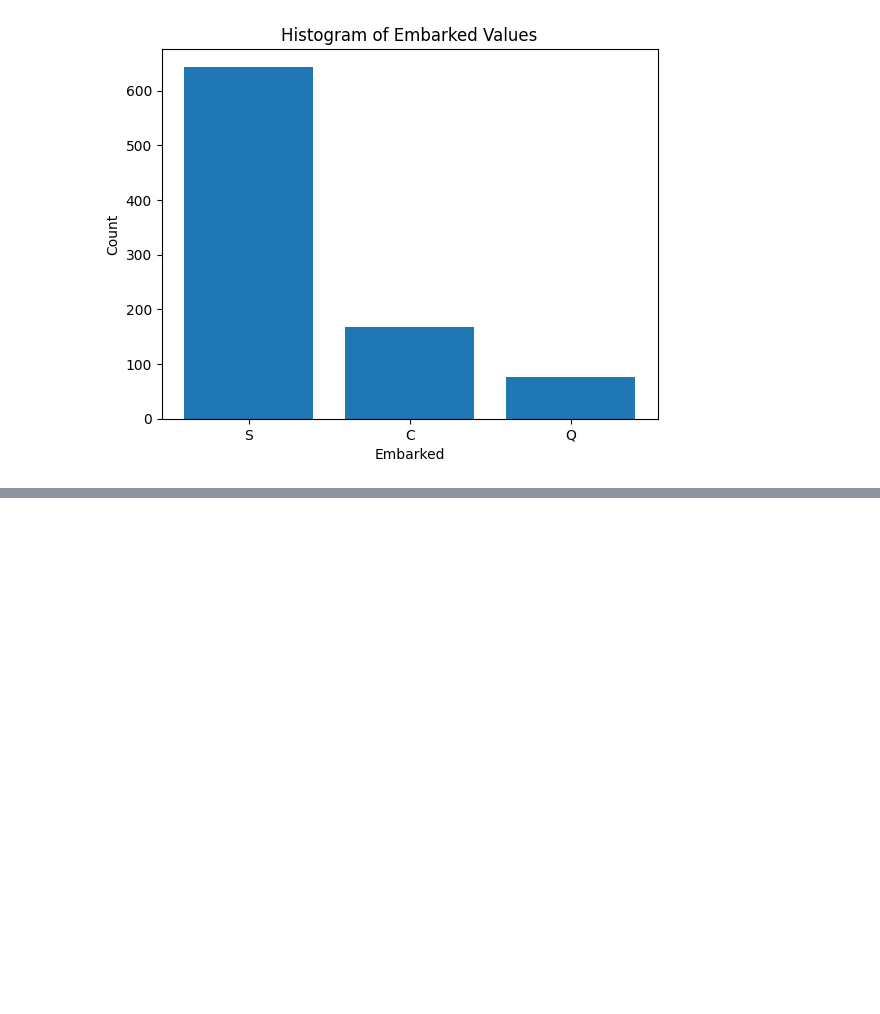
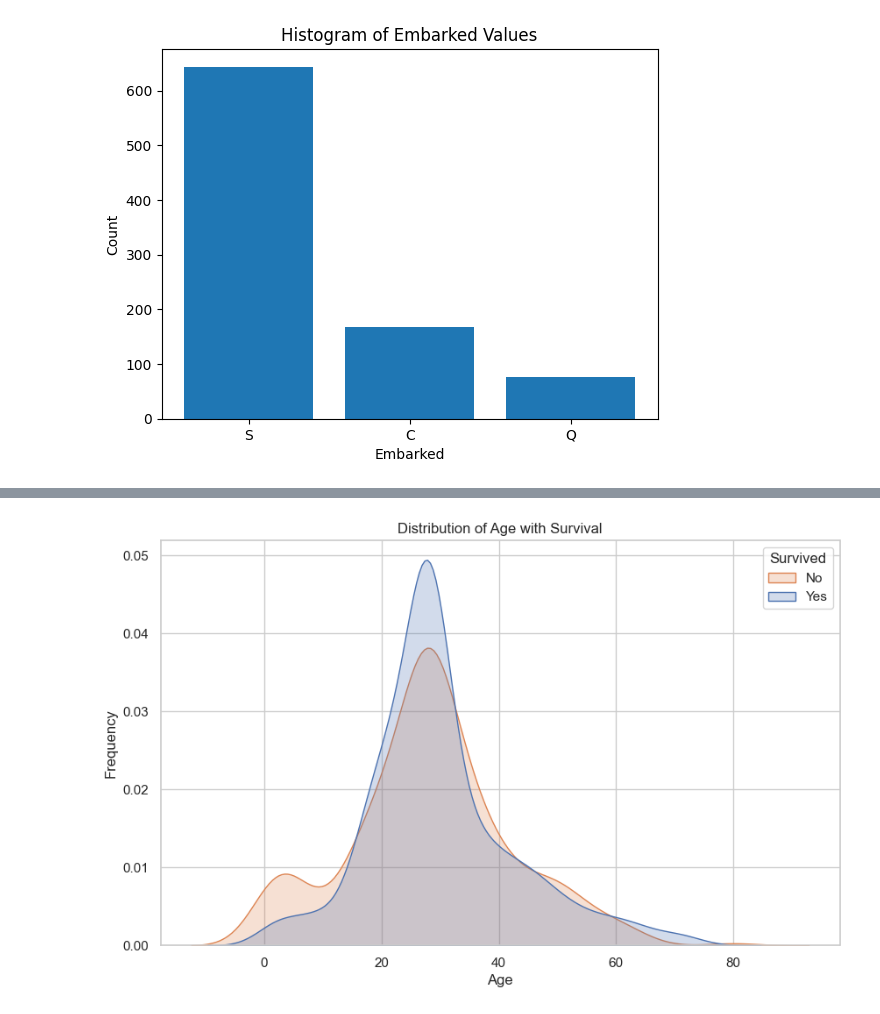
Before and after one commit to Amine-Alami/H3MachineLearning, a Jupyter notebook: TP Titanic.ipynb, the cells around one changed output, grey strips where cells are left out. Cells and saved outputs as stored; diff of their text form; code cells hidden in the pictures; blank space fills up the shorter version.

Commit message:
suite titanic 2

```diff
--- a/TP Titanic.ipynb
+++ b/TP Titanic.ipynb
@@ -80,0 +131,4 @@ print(train.head())
+# %%
+# Use the get_dummies function to encode the categorical features
+data = pd.get_dummies(train, columns=['Pclass', 'Embarked', 'Sex'], drop_first=False)
+print(data.head())
@@ -80,0 +153,4 @@ print(train.head())
+# %%
+#drop the columns that you don't need
+titanic_filtered = data.drop(columns=['PassengerId', 'Name', 'Ticket'])
+print(titanic_filtered)
@@ -80,0 +208,12 @@ print(train.head())
+# %%
+#print the age feature distribution and highlight the survived feature
+sns.set(style="whitegrid")
+plt.figure(figsize=(10, 6))
+sns.kdeplot(data=titanic_filtered, x='Age', hue='Survived', fill=True, common_norm=False)
+plt.title("Distribution of Age with Survival")
+plt.xlabel("Age")
+plt.ylabel("Frequency")
+plt.legend(title="Survived", labels=["No", "Yes"])
+plt.savefig("age_feature_distributio.png")
+# %% [output]
+[figure, added]
```
Also changed, not shown: parts of 12 cells of this notebook, 1 other file.
